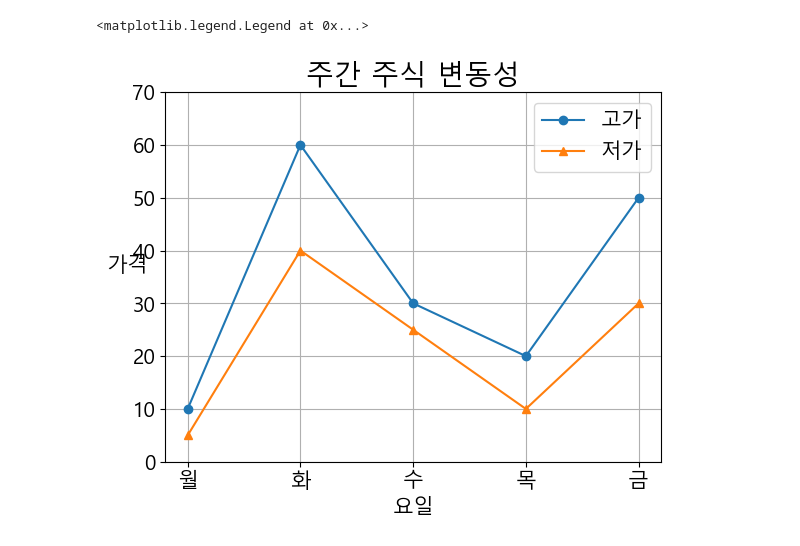
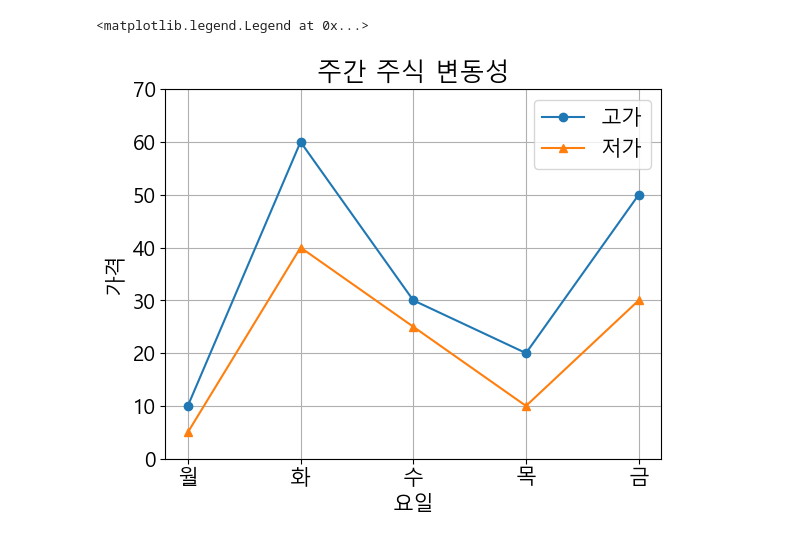
Before and after one commit to SKR-orthox/python_practice, a Jupyter notebook: matplotlib_functions_list.ipynb, the cells around one changed output. Saved outputs shown, nothing was run; the diff lists cells and outputs as text; code cells hidden in the pictures.

```diff
--- a/matplotlib_functions_list.ipynb
+++ b/matplotlib_functions_list.ipynb
@@ -14,24 +14,26 @@ plt.rcParams['axes.unicode_minus'] =False
 # %%
 import matplotlib.pyplot as plt
 plt.rcParams['font.family'] ='Malgun Gothic'
 plt.rcParams['axes.unicode_minus'] =False
 plt.rcParams['font.size'] =15 #글자 크기, 기본값은 10
 
 
 fig, ax = plt.subplots(facecolor='white')
 ax.plot(['월','화','수','목','금'],[10,60,30,20,50],
         label='고가', marker='o') #라벨 표시, 마커 표시
 ax.plot(['월','화','수','목','금'],[5,40,25,10,30],
         label='저가', marker='^') #라벨 표시, 마커 표시, 사각형으로 하고싶을 경우에는 's'
-ax.set_xlabel('요일')
-ax.set_ylabel('가격', rotation='horizontal') #y축 라벨(판매량 글자자) 회전, 수직으로 하고 싶을 경우 rotation='vertical'
-ax.set_yticks([0,10,20,30,40,50,60,70]) #y축 눈금 설정
+#ax.set_xlabel('요일')
+#ax.set_ylabel('가격', rotation='horizontal') #y축 라벨(판매량 글자자) 회전, 수직으로 하고 싶을 경우 rotation='vertical'
+#ax.set_yticks([0,10,20,30,40,50,60,70]) #y축 눈금 설정
 ax.set_title('주간 주식 변동성', fontsize=20) #그래프 제목, 글자 크기 20
+ax.set(title='주간 주식 변동성', xlabel='요일', ylabel='가격', yticks=[0,10,20,30,40,50,60,70]) # 위 주석처리 3개를 이걸로 대체할 수 있음
+#그러나 폰트사이즈 개별로 바꾸려면 위에있는 것처럼
 ax.grid(True) #그래프 위에 눈금 표시
 ax.legend() #라벨 표시
 # %% [output]
 <matplotlib.legend.Legend at 0x...>
-[figure, old version]
+[figure, new version]
 # %%
 import matplotlib.pyplot as plt
 plt.rcParams['font.family'] ='Malgun Gothic'
```
Also changed, not shown: parts of 7 cells of this notebook, 1 other file.
